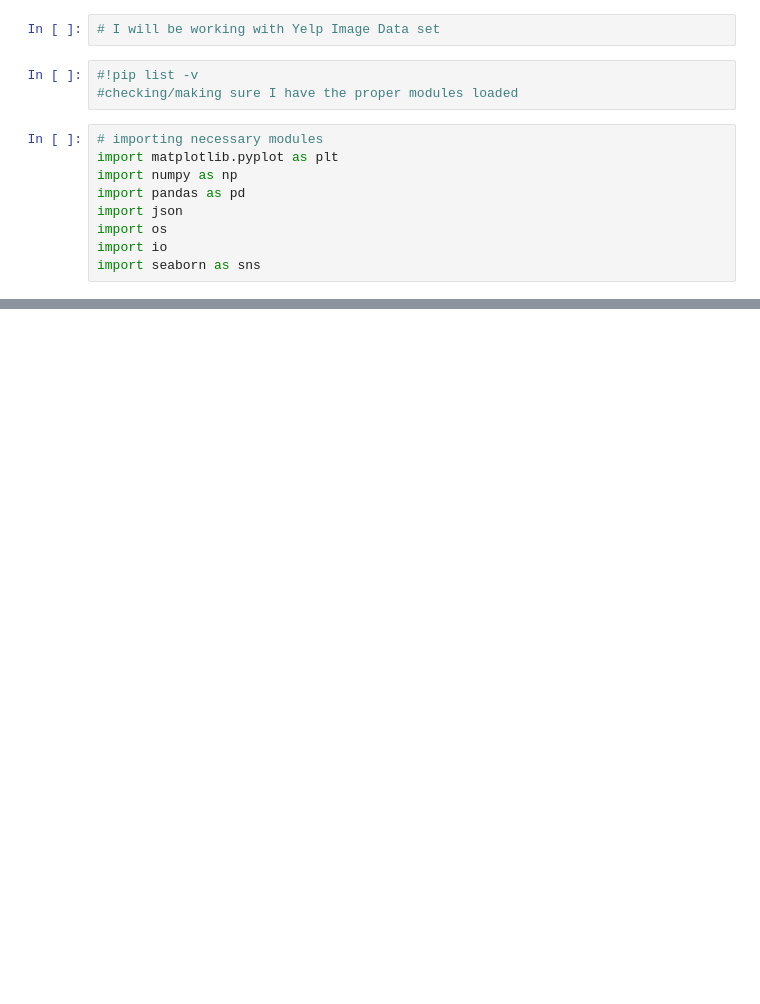
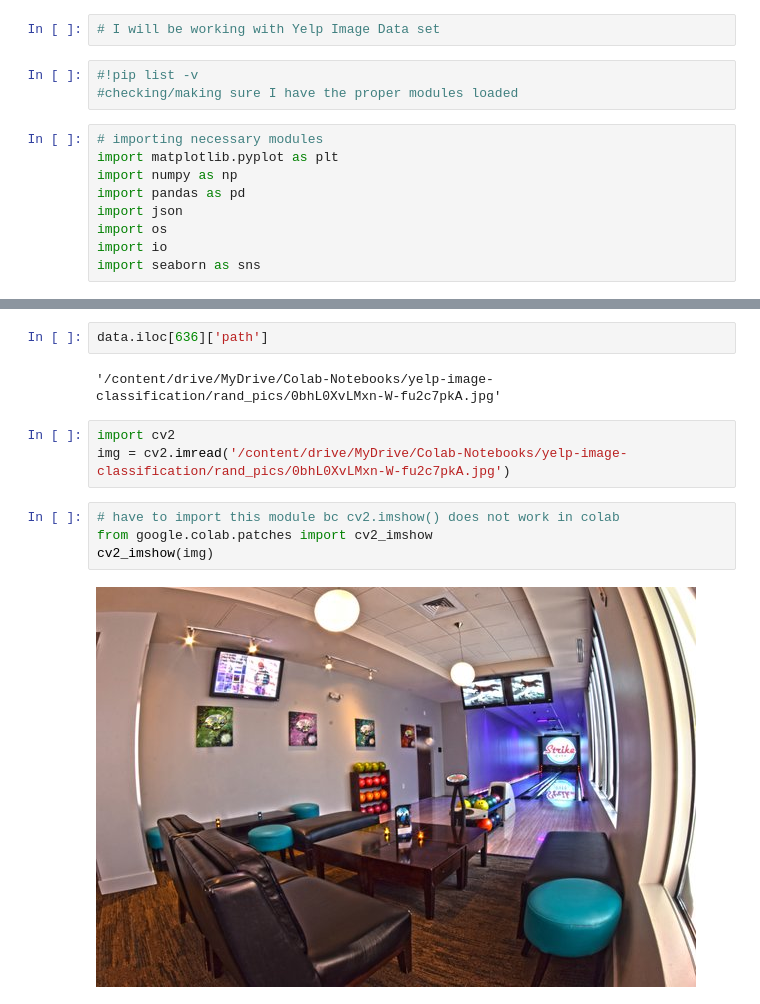
Before and after one commit to sathwikkes/Yelp-Image-Classification, a Jupyter notebook: data_wrangling.ipynb, the cells around one changed output, grey strips where cells are left out. Cells and saved outputs as stored; diff of their text form; blank space fills up the shorter version.

```diff
--- a/data_wrangling.ipynb
+++ b/data_wrangling.ipynb
@@ -61,0 +136,13 @@ FileNotFoundError: ignored
+# %%
+data.iloc[636]['path']
+# %% [output]
+'/content/drive/MyDrive/Colab-Notebooks/yelp-image-classification/rand_pics/0bhL0XvLMxn-W-fu2c7pkA.jpg'
+# %%
+import cv2
+img = cv2.imread('/content/drive/MyDrive/Colab-Notebooks/yelp-image-classification/rand_pics/0bhL0XvLMxn-W-fu2c7pkA.jpg')
+# %%
+# have to import this module bc cv2.imshow() does not work in colab
+from google.colab.patches import cv2_imshow
+cv2_imshow(img)
+# %% [output]
+[figure, added]
```
Also changed, not shown: parts of 24 cells of this notebook.
